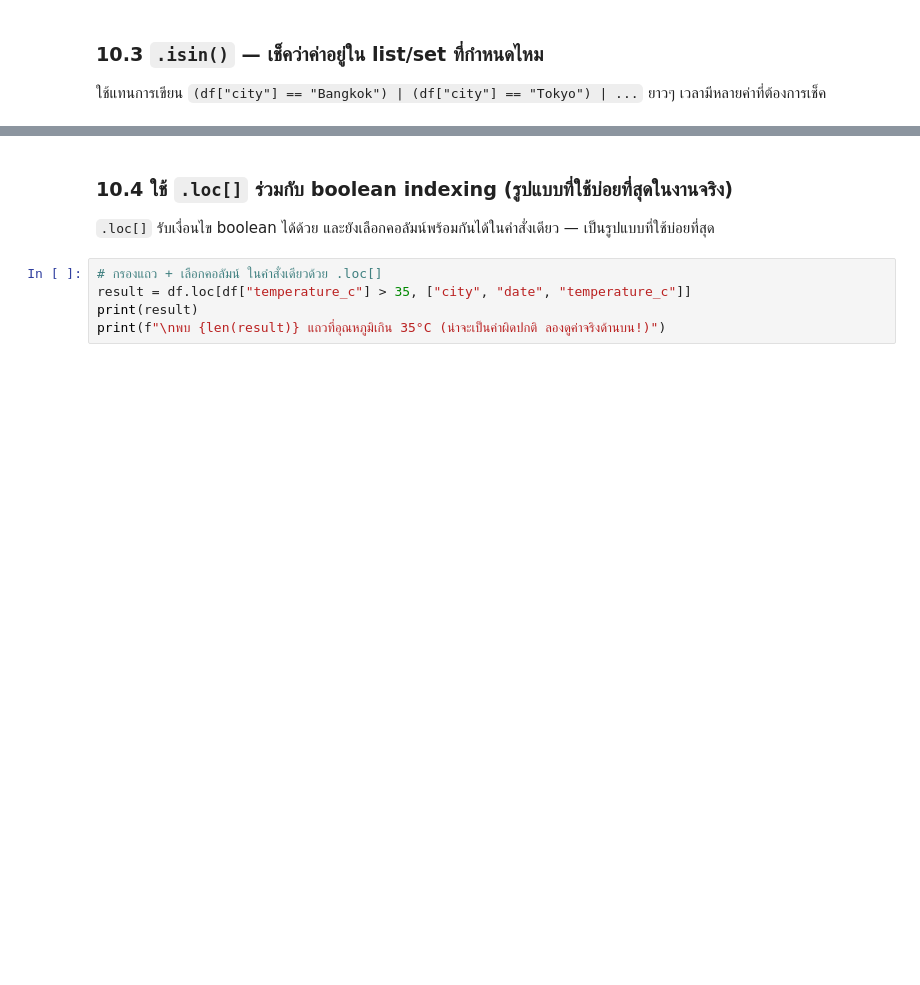
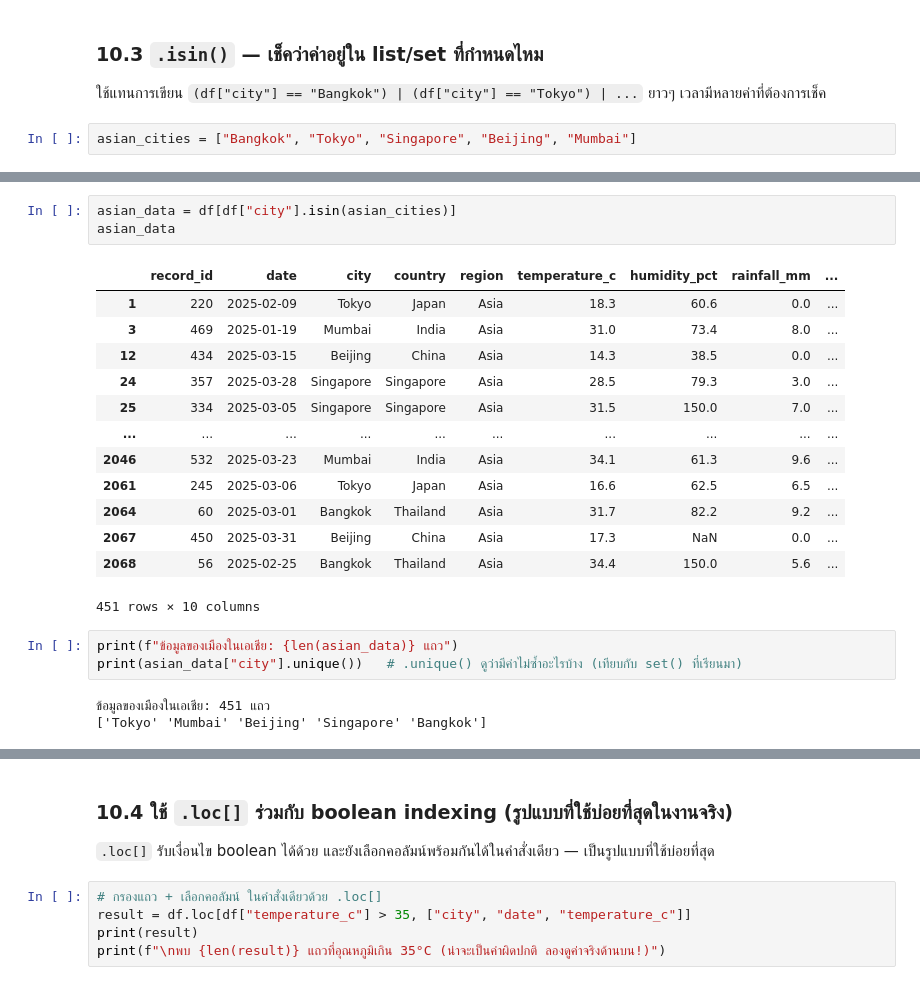
Before and after one commit to kunphat510214-netizen/-, a Jupyter notebook: Module-A-Notebooks/SC612104_Session08_Pandas_Basics.ipynb, the cells around one changed output, grey strips where cells are left out. Cells and saved outputs as stored; diff of their text form; blank space fills up the shorter version.

```diff
--- a/Module-A-Notebooks/SC612104_Session08_Pandas_Basics.ipynb
+++ b/Module-A-Notebooks/SC612104_Session08_Pandas_Basics.ipynb
@@ -538,3 +1009,5 @@ print(f"\nข้อมูลของ Bangkok หรือ Tokyo: {len(bangkok_o
 ### 10.3 `.isin()` — เช็คว่าค่าอยู่ใน list/set ที่กำหนดไหม
 
 ใช้แทนการเขียน `(df["city"] == "Bangkok") | (df["city"] == "Tokyo") | ...` ยาวๆ เวลามีหลายค่าที่ต้องการเช็ค
+# %%
+asian_cities = ["Bangkok", "Tokyo", "Singapore", "Beijing", "Mumbai"]
@@ -541,3 +1031,26 @@ print(f"\nข้อมูลของ Bangkok หรือ Tokyo: {len(bangkok_o
+# %%
+asian_data = df[df["city"].isin(asian_cities)]
+asian_data
+# %% [output]
+|  | record_id | date | city | country | region | temperature_c | humidity_pct | rainfall_mm | ... |
+| 1 | 220 | 2025-02-09 | Tokyo | Japan | Asia | 18.3 | 60.6 | 0.0 | ... |
+| 3 | 469 | 2025-01-19 | Mumbai | India | Asia | 31.0 | 73.4 | 8.0 | ... |
+| 12 | 434 | 2025-03-15 | Beijing | China | Asia | 14.3 | 38.5 | 0.0 | ... |
+| 24 | 357 | 2025-03-28 | Singapore | Singapore | Asia | 28.5 | 79.3 | 3.0 | ... |
+| 25 | 334 | 2025-03-05 | Singapore | Singapore | Asia | 31.5 | 150.0 | 7.0 | ... |
+| ... | ... | ... | ... | ... | ... | ... | ... | ... | ... |
+| 2046 | 532 | 2025-03-23 | Mumbai | India | Asia | 34.1 | 61.3 | 9.6 | ... |
+| 2061 | 245 | 2025-03-06 | Tokyo | Japan | Asia | 16.6 | 62.5 | 6.5 | ... |
+| 2064 | 60 | 2025-03-01 | Bangkok | Thailand | Asia | 31.7 | 82.2 | 9.2 | ... |
+| 2067 | 450 | 2025-03-31 | Beijing | China | Asia | 17.3 | NaN | 0.0 | ... |
+| 2068 | 56 | 2025-02-25 | Bangkok | Thailand | Asia | 34.4 | 150.0 | 5.6 | ... |
+451 rows × 10 columns
+# %%
+print(f"ข้อมูลของเมืองในเอเชีย: {len(asian_data)} แถว")
+print(asian_data["city"].unique())   # .unique() ดูว่ามีค่าไม่ซ้ำอะไรบ้าง (เทียบกับ set() ที่เรียนมา)
+# %% [output]
+ข้อมูลของเมืองในเอเชีย: 451 แถว
+['Tokyo' 'Mumbai' 'Beijing' 'Singapore' 'Bangkok']
 # %%
 asian_cities = ["Bangkok", "Tokyo", "Singapore", "Beijing", "Mumbai"]   # list ที่เรียนมา
 
```
Also changed, not shown: parts of 44 cells of this notebook.
